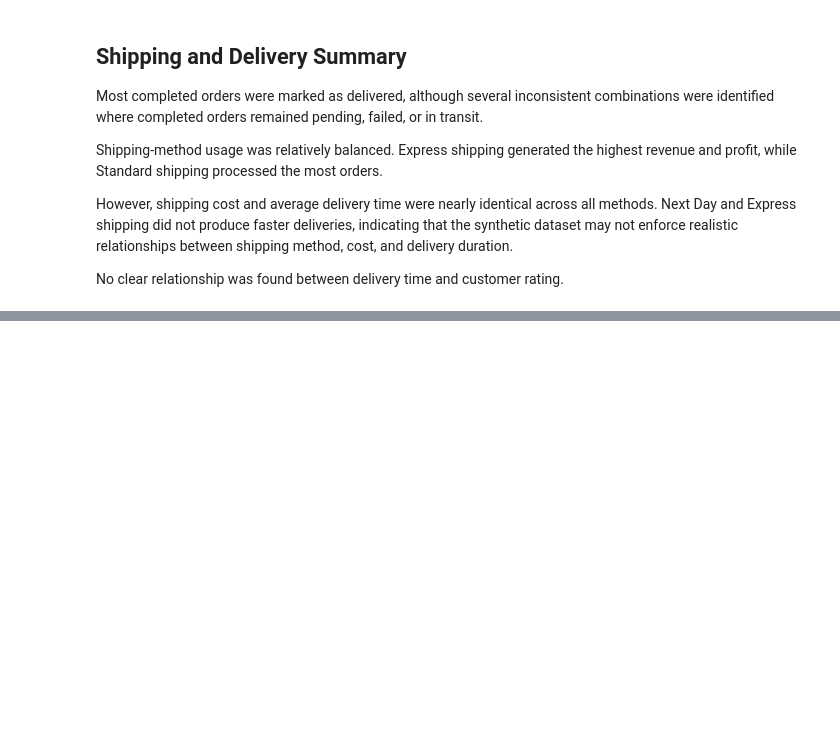
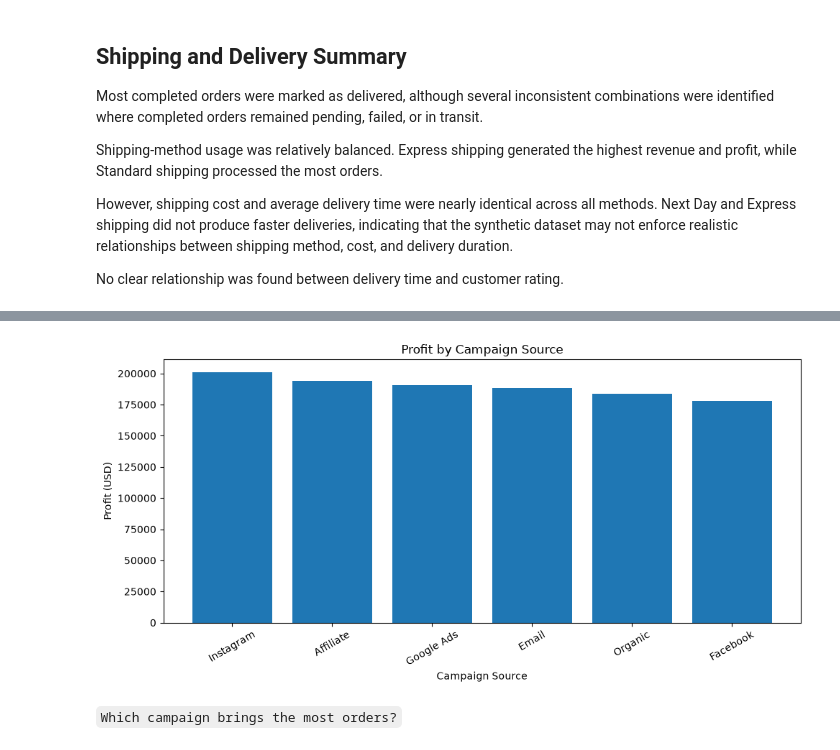
Before and after one commit to Suman-byte8/global-e-commerce-dataset-1M-records-2024-2026-analysis, a Jupyter notebook: notebooks/02_Exploratory_Data_Analysis.ipynb, the cells around one changed output, grey strips where cells are left out. Saved outputs shown, nothing was run; the diff lists cells and outputs as text; code cells hidden in the pictures; blank space fills up the shorter version.

````diff
--- a/notebooks/02_Exploratory_Data_Analysis.ipynb
+++ b/notebooks/02_Exploratory_Data_Analysis.ipynb
@@ -2123,0 +2190,9 @@ No clear relationship was found between delivery time and customer rating.
+# %%
+campaign_profit = (
+    completed_orders
+    .groupby("campaign_source")["profit_usd"]
+    .sum()
+    .sort_values(ascending=False)
+)
+
+campaign_profit
@@ -2123,0 +2208,20 @@ No clear relationship was found between delivery time and customer rating.
+# %%
+plt.figure(figsize=(10,5))
+
+plt.bar(
+    campaign_profit.index,
+    campaign_profit.values
+)
+
+plt.title("Profit by Campaign Source")
+plt.xlabel("Campaign Source")
+plt.ylabel("Profit (USD)")
+plt.xticks(rotation=30)
+
+plt.tight_layout()
+plt.savefig("../images/campaign_profit.png")
+plt.show()
+# %% [output]
+[figure, added]
+# %% [markdown]
+```Which campaign brings the most orders?```
````
Also changed, not shown: parts of 31 cells of this notebook, 9 other files.
